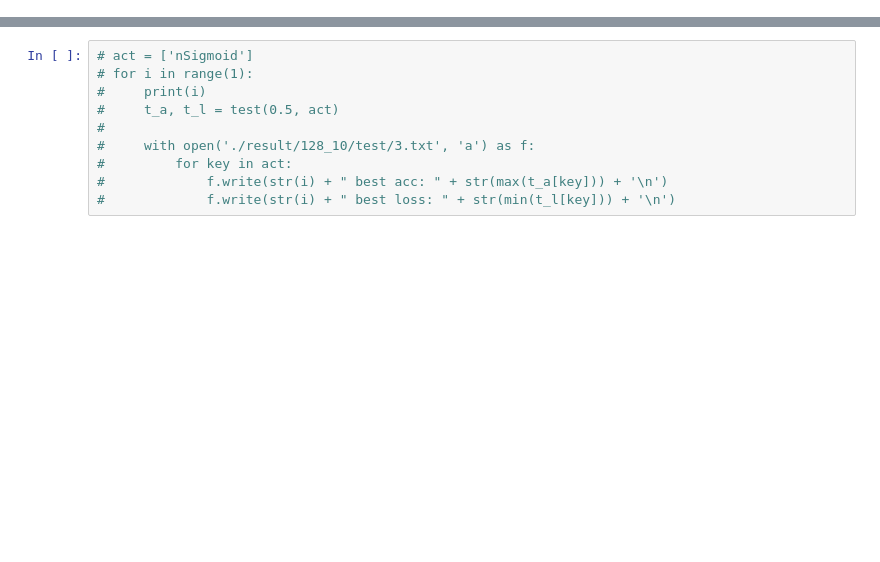
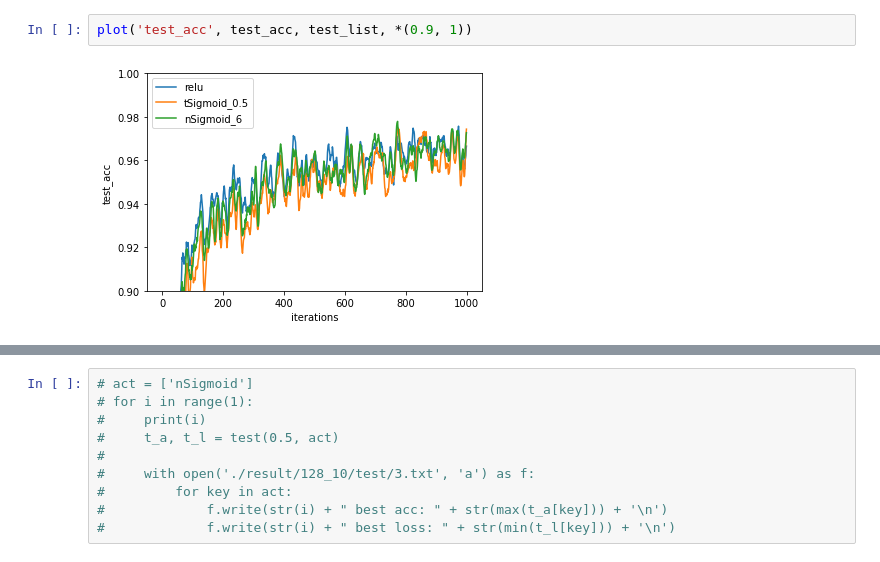
Before and after one commit to dinleo/Learning, a Jupyter notebook: Py_Code/AI_Learning/mnist/act_test.ipynb, the cells around one changed output, grey strips where cells are left out. Drawn from its saved outputs; the diff is of its cells as text; blank space fills up the shorter version.

```diff
--- a/Py_Code/AI_Learning/mnist/act_test.ipynb
+++ b/Py_Code/AI_Learning/mnist/act_test.ipynb
@@ -94,0 +129,4 @@ plt.show()
+# %%
+plot('test_acc', test_acc, test_list, *(0.9, 1))
+# %% [output]
+[figure, added]
```
Also changed, not shown: parts of 11 cells of this notebook, 2 other files.
